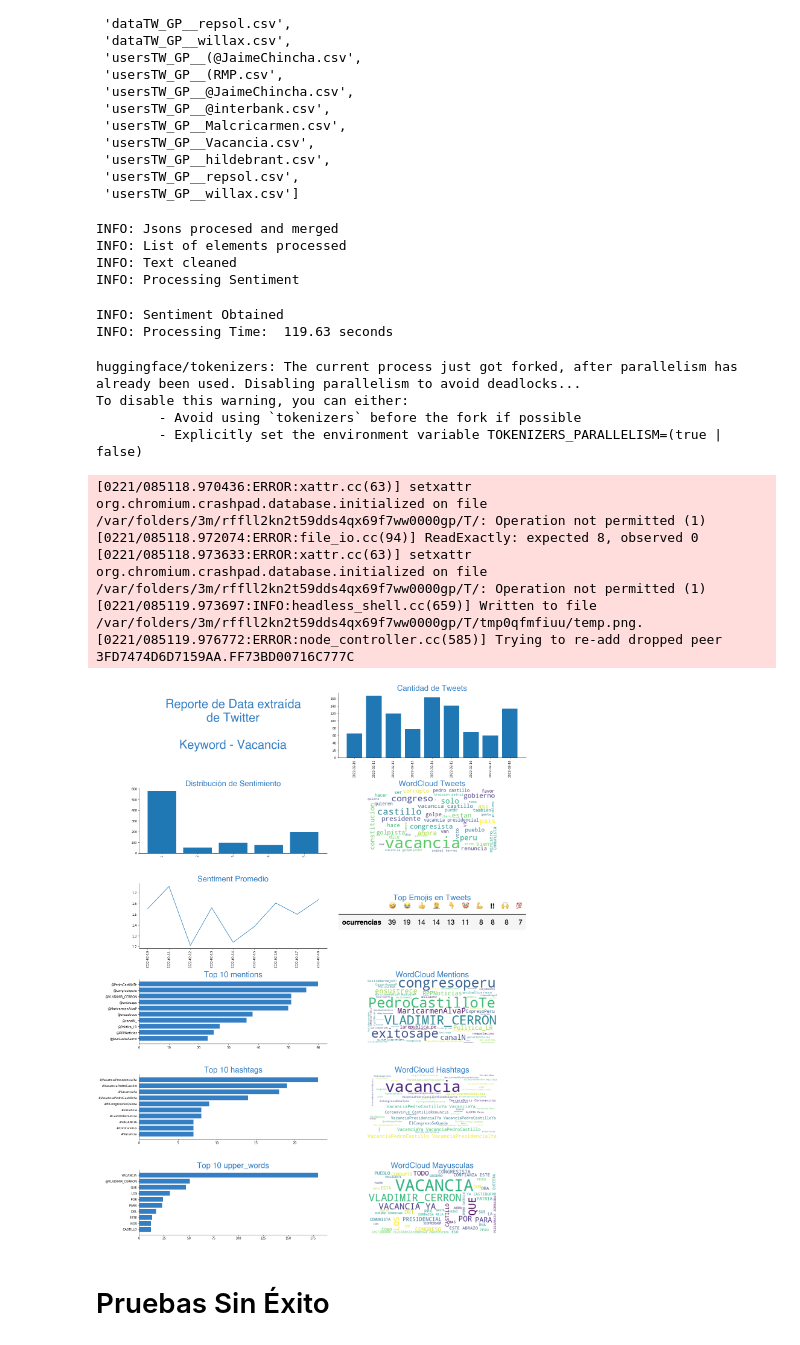
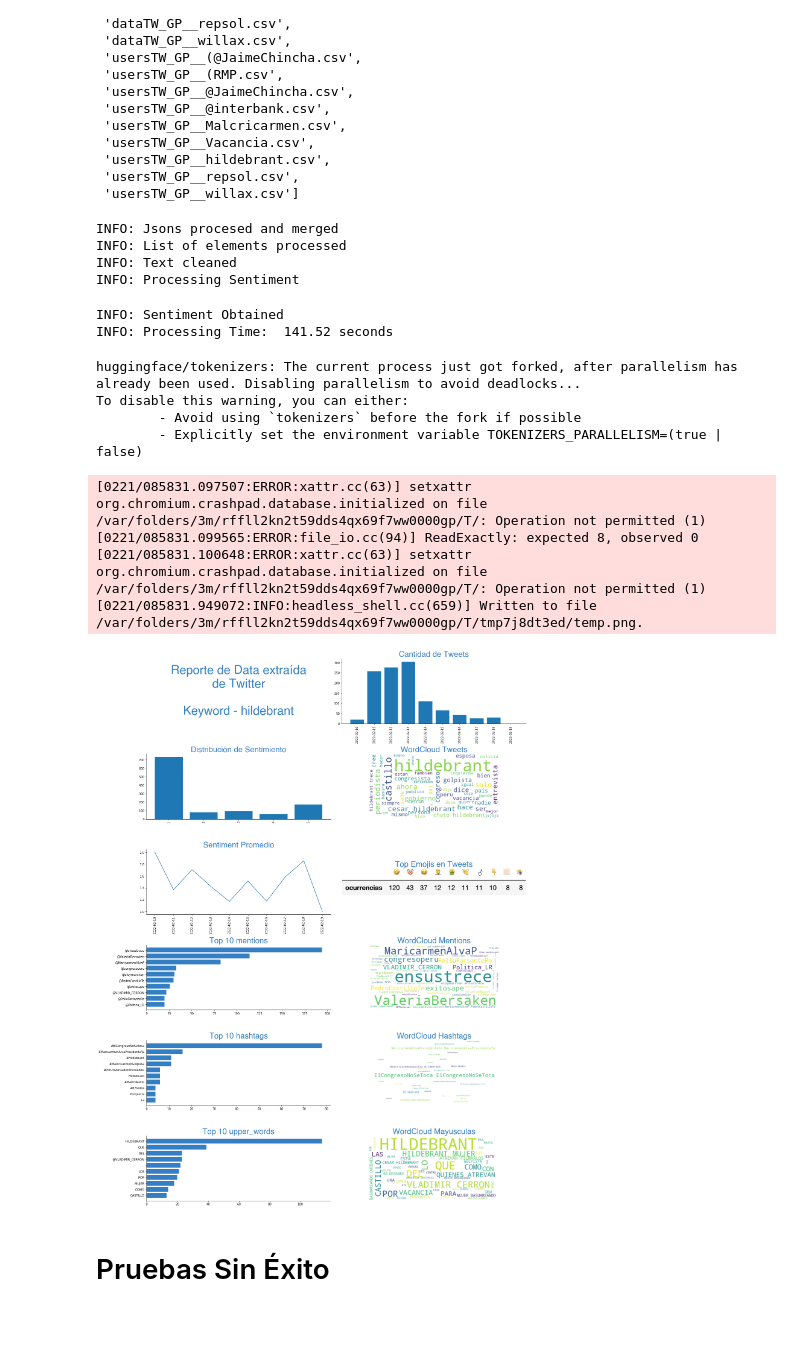
Before and after one commit to GabrielPila/twitter-extractor, a Jupyter notebook: notebooks/Project_NLP_pipeline.ipynb, the cells around one changed output. Saved outputs shown, nothing was run; the diff lists cells and outputs as text; code cells hidden in the pictures.

```diff
--- a/notebooks/Project_NLP_pipeline.ipynb
+++ b/notebooks/Project_NLP_pipeline.ipynb
@@ -289,7 +289,7 @@ sentiment = pipeline(task = 'sentiment-analysis',
 #                             model=model_twitter_path,
 #                             tokenizer=model_twitter_path)
 # %%
-dataset = data['dataTW_GP__Vacancia.csv']#.head(100)
+dataset = data['dataTW_GP__hildebrant.csv']#.head(100)
 # %%
 dataset = process_dataset(dataset, print_progress=True)
 # %% [output]
@@ -298,7 +298,7 @@ INFO: List of elements processed
 INFO: Text cleaned
 INFO: Processing Sentiment
 INFO: Sentiment Obtained
-INFO: Processing Time:  119.63 seconds
+INFO: Processing Time:  141.52 seconds
 # %%
 keyword = dataset['keyword'].values[0].split('-')[0].strip()
 # %%
@@ -311,11 +311,10 @@ huggingface/tokenizers: The current process just got forked, after parallelism h
 To disable this warning, you can either:
         - Avoid using `tokenizers` before the fork if possible
         - Explicitly set the environment variable TOKENIZERS_PARALLELISM=(true | false)
-[0221/085118.970436:ERROR:xattr.cc(63)] setxattr org.chromium.crashpad.database.initialized on file /var/folders/3m/rffll2kn2t59dds4qx69f7ww0000gp/T/: Operation not permitted (1)
-[0221/085118.972074:ERROR:file_io.cc(94)] ReadExactly: expected 8, observed 0
-[0221/085118.973633:ERROR:xattr.cc(63)] setxattr org.chromium.crashpad.database.initialized on file /var/folders/3m/rffll2kn2t59dds4qx69f7ww0000gp/T/: Operation not permitted (1)
-[0221/085119.973697:INFO:headless_shell.cc(659)] Written to file /var/folders/3m/rffll2kn2t59dds4qx69f7ww0000gp/T/tmp0qfmfiuu/temp.png.
-[0221/085119.976772:ERROR:node_controller.cc(585)] Trying to re-add dropped peer 3FD7474D6D7159AA.FF73BD00716C777C
+[0221/085831.097507:ERROR:xattr.cc(63)] setxattr org.chromium.crashpad.database.initialized on file /var/folders/3m/rffll2kn2t59dds4qx69f7ww0000gp/T/: Operation not permitted (1)
+[0221/085831.099565:ERROR:file_io.cc(94)] ReadExactly: expected 8, observed 0
+[0221/085831.100648:ERROR:xattr.cc(63)] setxattr org.chromium.crashpad.database.initialized on file /var/folders/3m/rffll2kn2t59dds4qx69f7ww0000gp/T/: Operation not permitted (1)
+[0221/085831.949072:INFO:headless_shell.cc(659)] Written to file /var/folders/3m/rffll2kn2t59dds4qx69f7ww0000gp/T/tmp7j8dt3ed/temp.png.
 # %%
 # PLOT FINAL
 fig = plt.figure(figsize=(20,30))
@@ -367,7 +366,7 @@ generate_wordcloud(dataset['norm_text'], extra_title='Tweets', fontsize=fontsize
 i+=1
 fig.add_subplot(nrows,ncols,i)
 # Sentiment Promedio en el tiempo
-serie = dataset.groupby('date').agg({'sentiment_pred_conf':'mean'})['sentiment_pred_conf']
+serie = dataset.groupby('date').agg({'sentiment_pred_conf45':'mean'})['sentiment_pred_conf45']
 title = 'Sentiment Promedio'
 plt.plot(serie)
 plt.title(title, fontname=fontname, fontsize=fontsize, color=color)
@@ -398,34 +397,34 @@ generate_wordcloud(dataset['mentions'].apply(lambda x: ' '.join(x)),
 
 i+=1
 fig.add_subplot(nrows,ncols,i)
 # Top Hashtags
 plot_from_list_serie(dataset['hashtags'], fontsize=fontsize_img, color=color, fontname=fontname)
 
 
 i+=1
 fig.add_subplot(nrows,ncols,i)
 # WordCloud Hashtags
 generate_wordcloud(dataset['hashtags'].apply(lambda x: ' '.join(x)),
                    extra_title='Hashtags', fontsize=fontsize_img, color=color, fontname=fontname)
 
 
 i+=1
 fig.add_subplot(nrows,ncols,i)
 # Top Mayusculos
 plot_from_list_serie(dataset['upper_words'], fontsize=fontsize_img, color=color, fontname=fontname)
 
 
 i+=1
 fig.add_subplot(nrows,ncols,i)
 # WordCloud Mayusculos
 generate_wordcloud(dataset['upper_words'].apply(lambda x: ' '.join(x)),
                    extra_title='Mayusculas', fontsize=fontsize_img, color=color, fontname=fontname)
 
 
 plt.tight_layout();
 fig.savefig(f'Reporte_{keyword}.pdf')
 # %% [output]
-[figure, old version]
+[figure, new version]
 # %% [markdown]
 # Pruebas Sin Éxito
 # %% [markdown]
```
Also changed, not shown: 2 other files.
